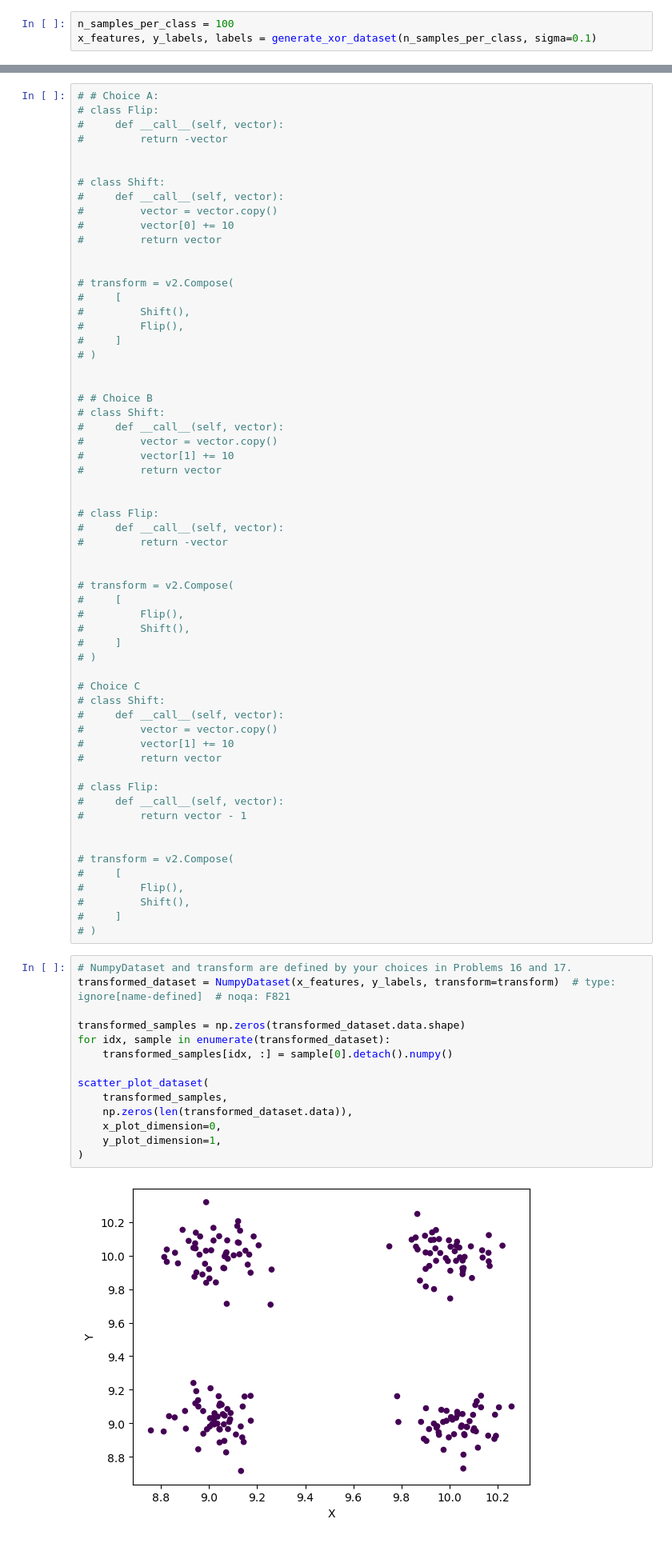
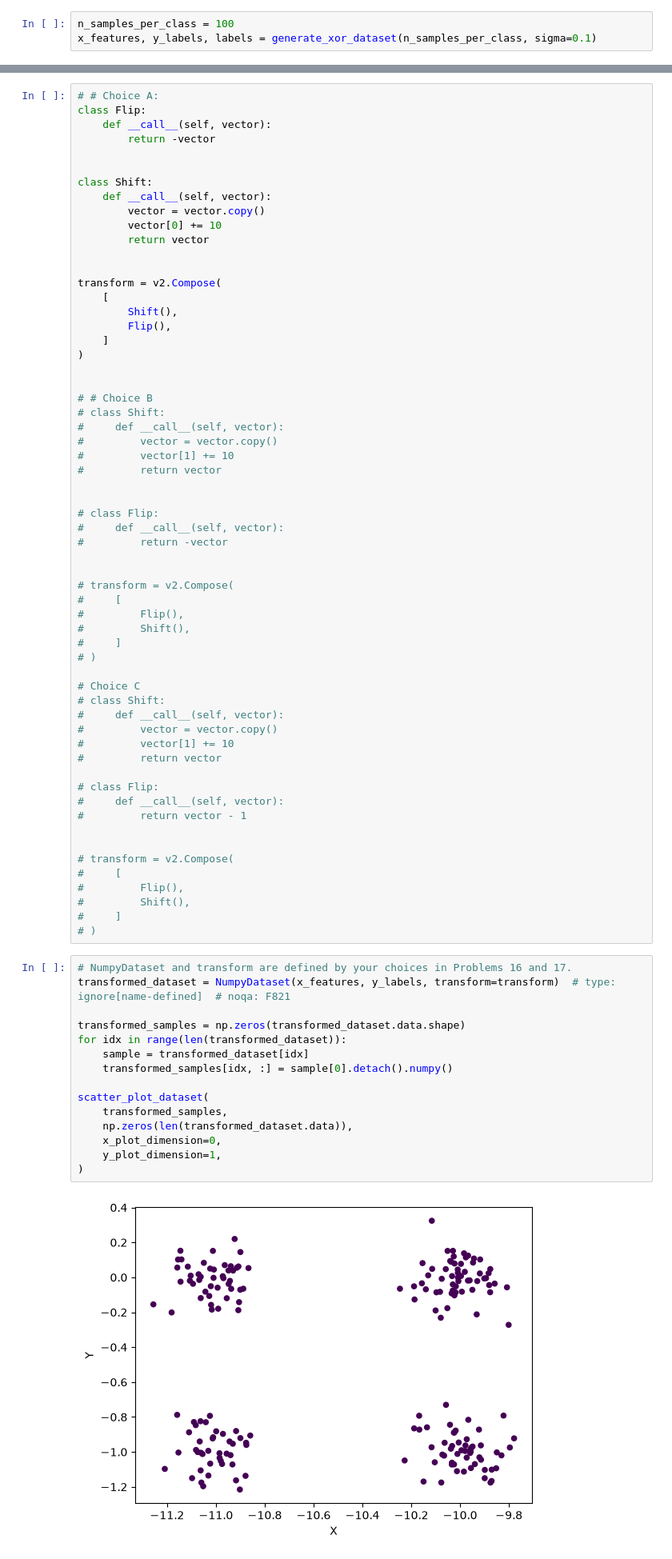
Before and after one commit to YathinKandakatla/midterm_Yathin_K, a Jupyter notebook: exam/problems_11-17.ipynb, the cells around one changed output, grey strips where cells are left out. Shown at 80% size. Saved outputs shown, nothing was run; the diff lists cells and outputs as text.

```diff
--- a/exam/problems_11-17.ipynb
+++ b/exam/problems_11-17.ipynb
@@ -367,24 +376,24 @@ Dataset type: <class '__main__.NumpyDataset'>
 Select the code snippet which correctly implements a transform that shifts the first column of each sample by 10 and then flips both columns about 0.
 # %%
 # # Choice A:
-# class Flip:
-#     def __call__(self, vector):
-#         return -vector
+class Flip:
+    def __call__(self, vector):
+        return -vector
 
 
-# class Shift:
-#     def __call__(self, vector):
-#         vector = vector.copy()
-#         vector[0] += 10
-#         return vector
+class Shift:
+    def __call__(self, vector):
+        vector = vector.copy()
+        vector[0] += 10
+        return vector
 
 
-# transform = v2.Compose(
-#     [
-#         Shift(),
-#         Flip(),
-#     ]
-# )
+transform = v2.Compose(
+    [
+        Shift(),
+        Flip(),
+    ]
+)
 
 
 # # Choice B
@@ -428,16 +437,17 @@ Select the code snippet which correctly implements a transform that shifts the f
 # %%
 # NumpyDataset and transform are defined by your choices in Problems 16 and 17.
 transformed_dataset = NumpyDataset(x_features, y_labels, transform=transform)  # type: ignore[name-defined]  # noqa: F821
 
 transformed_samples = np.zeros(transformed_dataset.data.shape)
-for idx, sample in enumerate(transformed_dataset):
+for idx in range(len(transformed_dataset)):
+    sample = transformed_dataset[idx]
     transformed_samples[idx, :] = sample[0].detach().numpy()
 
 scatter_plot_dataset(
     transformed_samples,
     np.zeros(len(transformed_dataset.data)),
     x_plot_dimension=0,
     y_plot_dimension=1,
 )
 # %% [output]
-[figure, old version]
+[figure, new version]
```
Also changed, not shown: parts of 13 cells of this notebook, 5 other files.
